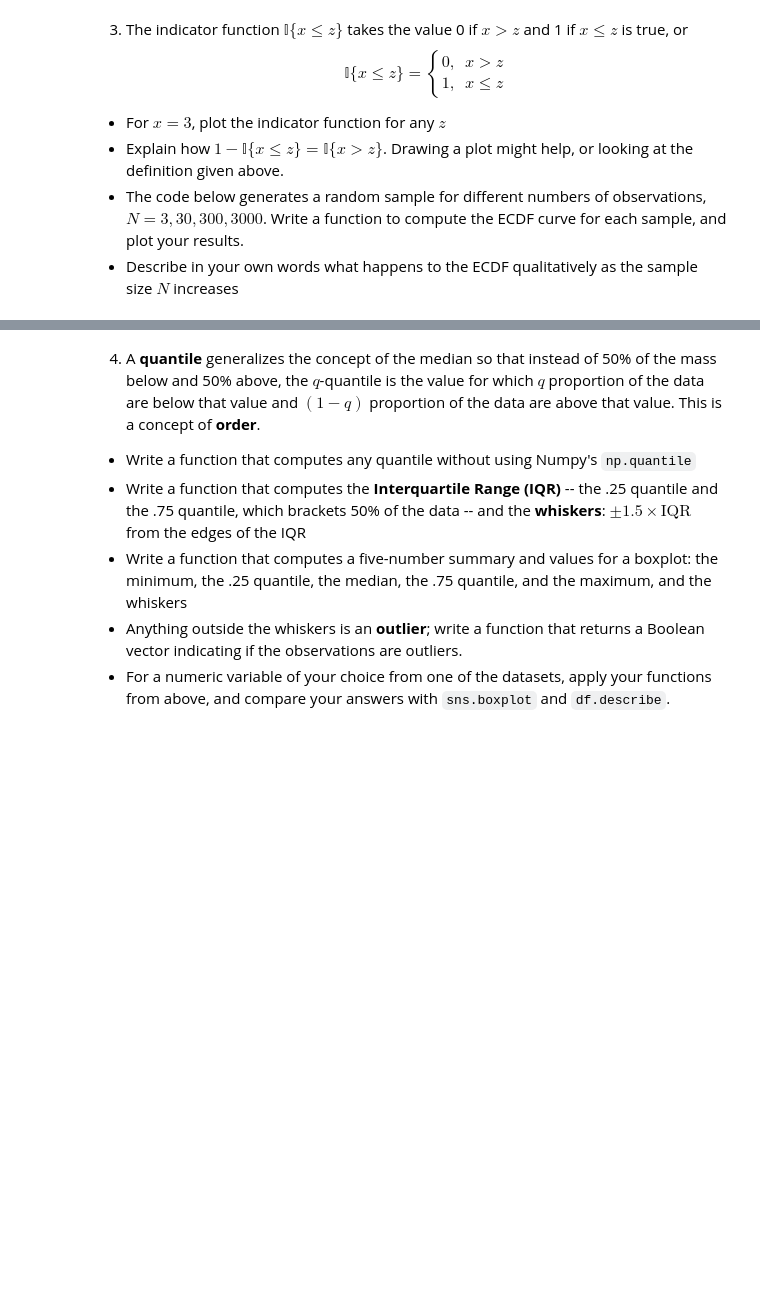
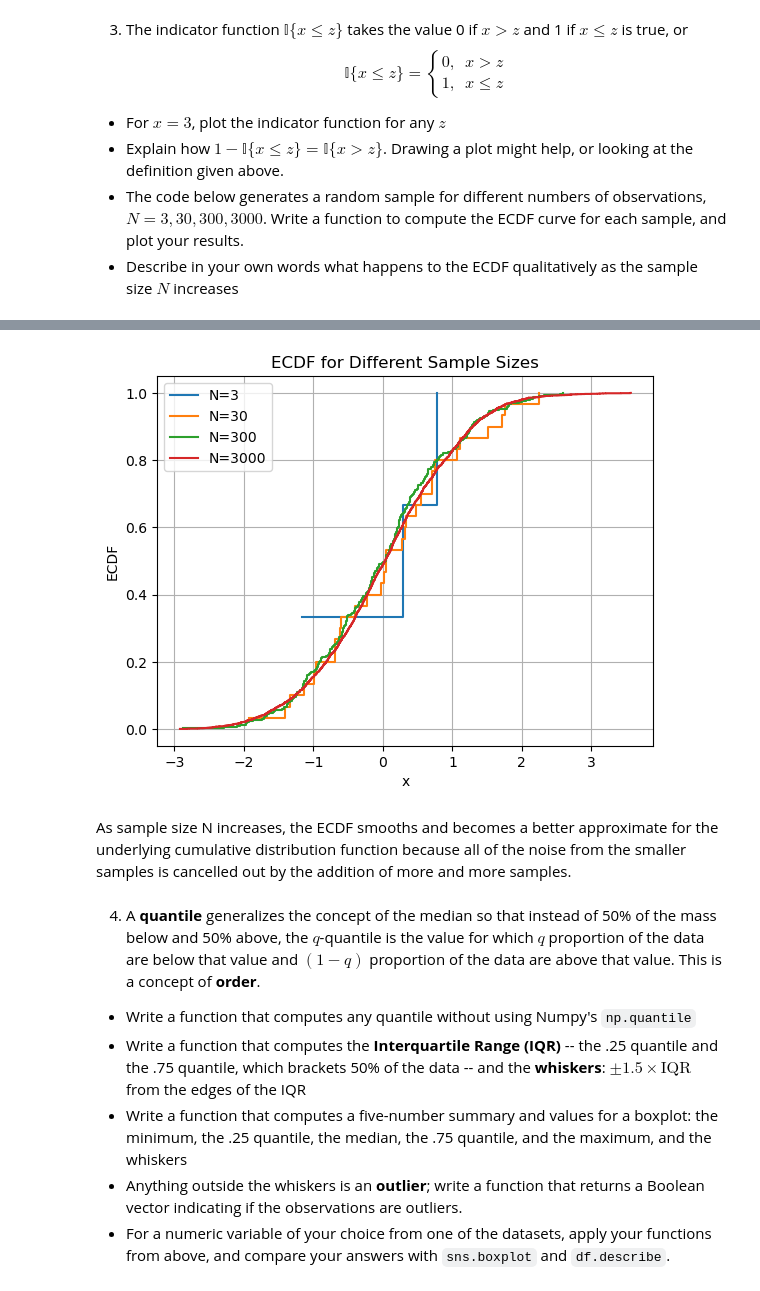
Before and after one commit to emilyrgarman/assignment_2, a Jupyter notebook: assignment_2-2.ipynb, the cells around one changed output, grey strips where cells are left out. Drawn from its saved outputs; the diff is of its cells as text; code cells hidden in the pictures; blank space fills up the shorter version.

```diff
--- a/assignment_2-2.ipynb
+++ b/assignment_2-2.ipynb
@@ -141,12 +160,30 @@ $$
 # %%
 import numpy as np
 import seaborn as sns
+
+def ecdf(data):
+    n = len(data)
+    x = np.sort(data)
+    y = np.arange(1, n+1) / n
+    return x,y
 
 rng = np.random.default_rng(100)
 
 for N in (3,30,300,3000):
     X = rng.normal(0,1,N)
     # ECDF plot goes here:
+    x_ecdf, y_ecdf = ecdf(X)
+    plt.step(x_ecdf, y_ecdf, where='post', label=f'N={N}')
+
+plt.xlabel('x')
+plt.ylabel('ECDF')
+plt.title('ECDF for Different Sample Sizes')
+plt.legend()
+plt.grid(True)
+# %% [output]
+[figure, added]
+# %% [markdown]
+As sample size N increases, the ECDF smooths and becomes a better approximate for the underlying cumulative distribution function because all of the noise from the smaller samples is cancelled out by the addition of more and more samples.
 # %% [markdown]
 4. A **quantile** generalizes the concept of the median so that instead of 50% of the mass below and 50% above, the $q$-quantile is the value for which $q$ proportion of the data are below that value and $(1-q)$ proportion of the data are above that value. This is a concept of **order**.
 
```
Also changed, not shown: parts of 2 cells of this notebook.
